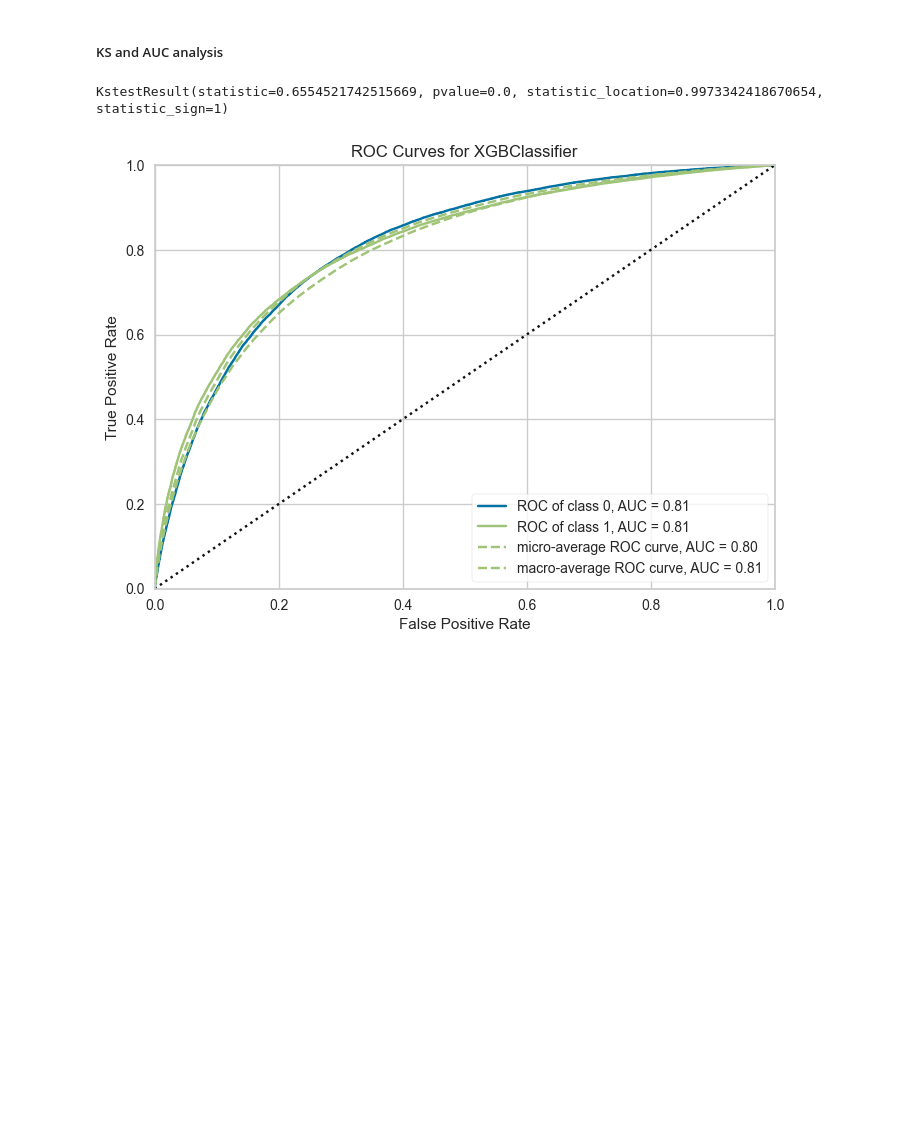
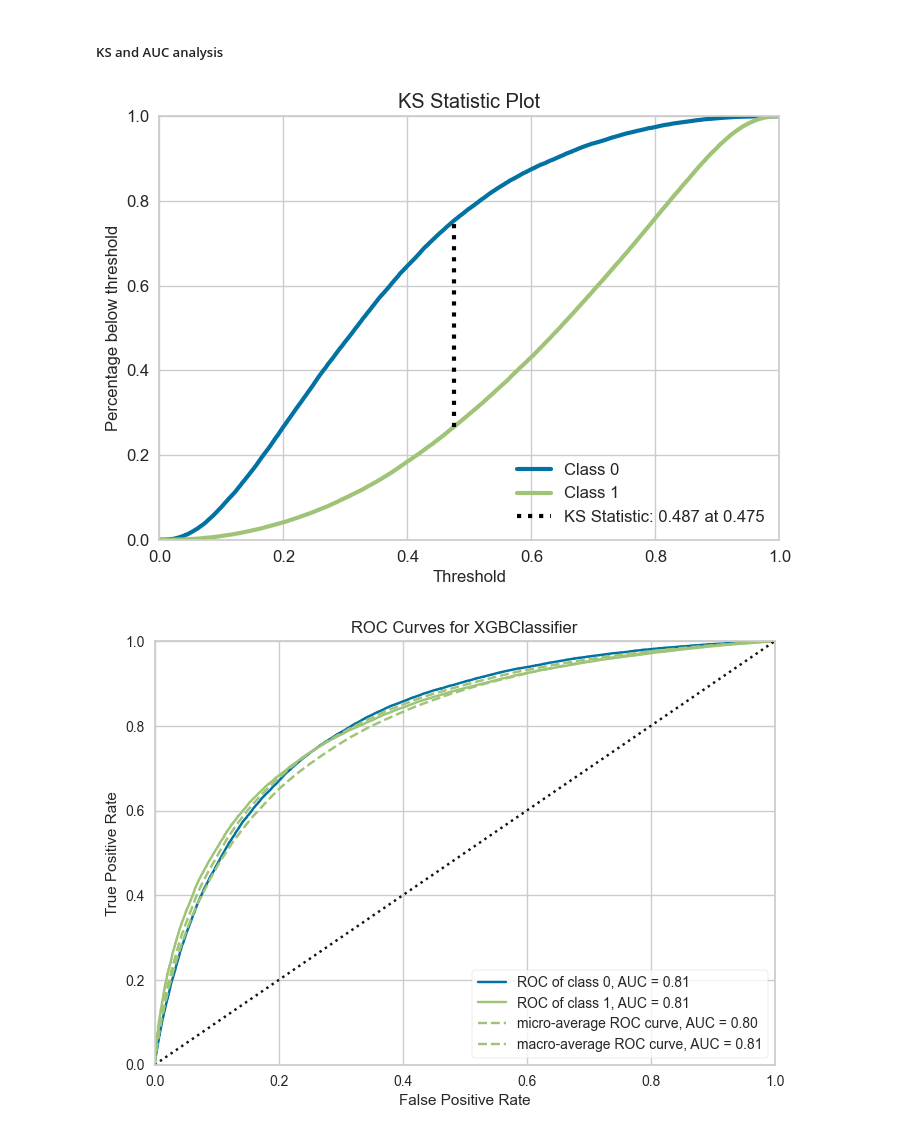
Before and after one commit to yvesemmanuel/machine_learning, a Jupyter notebook: credit analysis/xgboost/evaluation.ipynb, the cells around one changed output. Cells and saved outputs as stored; diff of their text form; code cells hidden in the pictures; blank space fills up the shorter version.

Commit message:
new ks metrict

```diff
--- a/credit analysis/xgboost/evaluation.ipynb
+++ b/credit analysis/xgboost/evaluation.ipynb
@@ -25,7 +27,8 @@ X_test, y_test = df_test.drop(['IND_BOM_1_1'], axis=1), df_test['IND_BOM_1_1']
 # %% [markdown]
 #### **Model Evaluation**
 # %%
-y_pred = model.predict_proba(X_test)[:, 1]
+y_probas = model.predict_proba(X_test)
+y_pred = y_probas[:, 1]
 # %% [markdown]
 ##### Target vs Score analysis
 # %%
@@ -39,10 +42,11 @@ plot_target_vs_score(y_test, y_pred, quantiles=100, lower_limit=90)
 [interactive output not drawn]
 # %% [markdown]
 ##### KS and AUC analysis
-# %%
-ks_2samp(y_pred, y_test)
-# %% [output]
-KstestResult(statistic=0.6554521742515669, pvalue=0.0, statistic_location=0.9973342418670654, statistic_sign=1)
+# %%
+skplt.metrics.plot_ks_statistic(y_true=y_test, y_probas=y_probas)
+plt.show()
+# %% [output]
+[figure, added]
 # %%
 visualizer = ROCAUC(model, classes=[0, 1])
 
```
Also changed, not shown: parts of 1 cell of this notebook, 1 other file.
